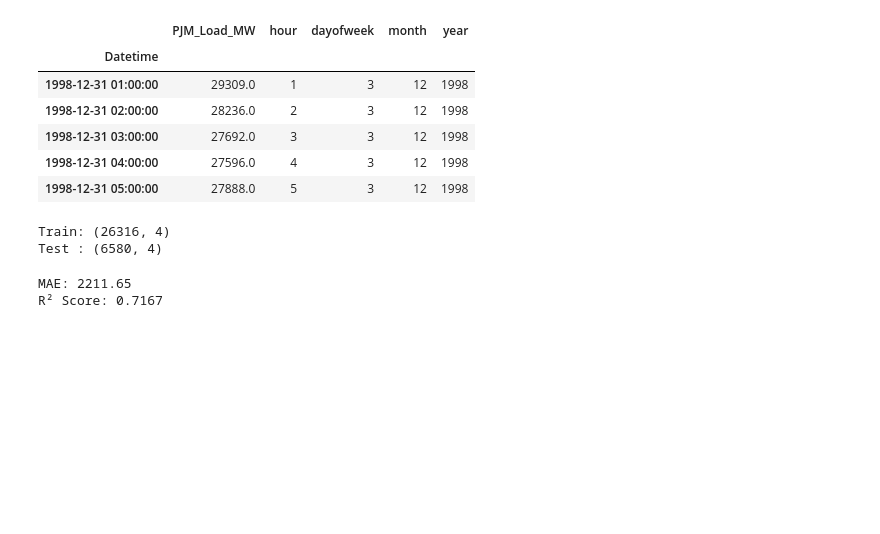
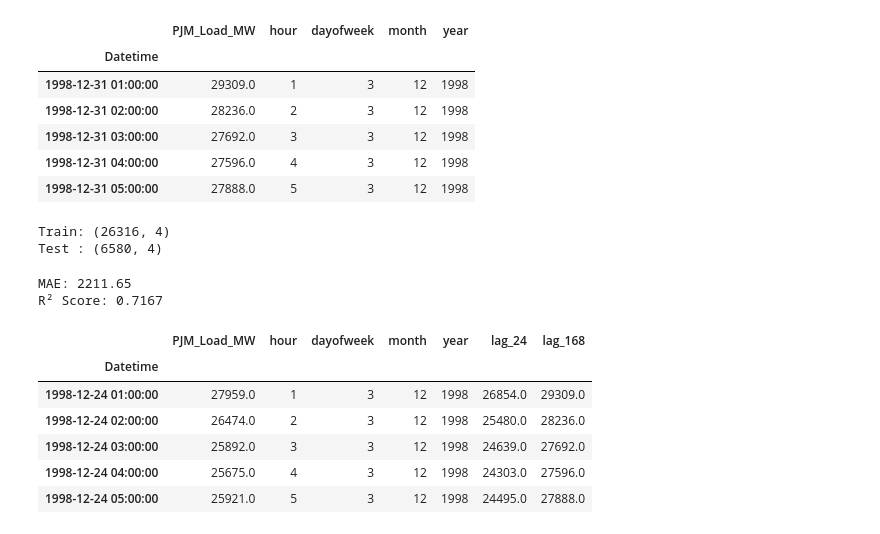
Before and after one commit to ksanu1011/DemandSense-AI, a Jupyter notebook: notebooks/01_data_understanding.ipynb, the cells around one changed output. Saved outputs shown, nothing was run; the diff lists cells and outputs as text; code cells hidden in the pictures; blank space fills up the shorter version.

```diff
--- a/notebooks/01_data_understanding.ipynb
+++ b/notebooks/01_data_understanding.ipynb
@@ -290,3 +290,18 @@ print("R² Score:", round(r2, 4))
 # %% [output]
 MAE: 2211.65
 R² Score: 0.7167
+# %%
+df["lag_24"] = df["PJM_Load_MW"].shift(24)
+df["lag_168"] = df["PJM_Load_MW"].shift(168)
+
+df = df.dropna()
+
+df.head()
+# %% [output]
+|  | PJM_Load_MW | hour | dayofweek | month | year | lag_24 | lag_168 |
+| Datetime |  |  |  |  |  |  |  |
+| 1998-12-24 01:00:00 | 27959.0 | 1 | 3 | 12 | 1998 | 26854.0 | 29309.0 |
+| 1998-12-24 02:00:00 | 26474.0 | 2 | 3 | 12 | 1998 | 25480.0 | 28236.0 |
+| 1998-12-24 03:00:00 | 25892.0 | 3 | 3 | 12 | 1998 | 24639.0 | 27692.0 |
+| 1998-12-24 04:00:00 | 25675.0 | 4 | 3 | 12 | 1998 | 24303.0 | 27596.0 |
+| 1998-12-24 05:00:00 | 25921.0 | 5 | 3 | 12 | 1998 | 24495.0 | 27888.0 |
```
Also changed, not shown: 1 other file.
